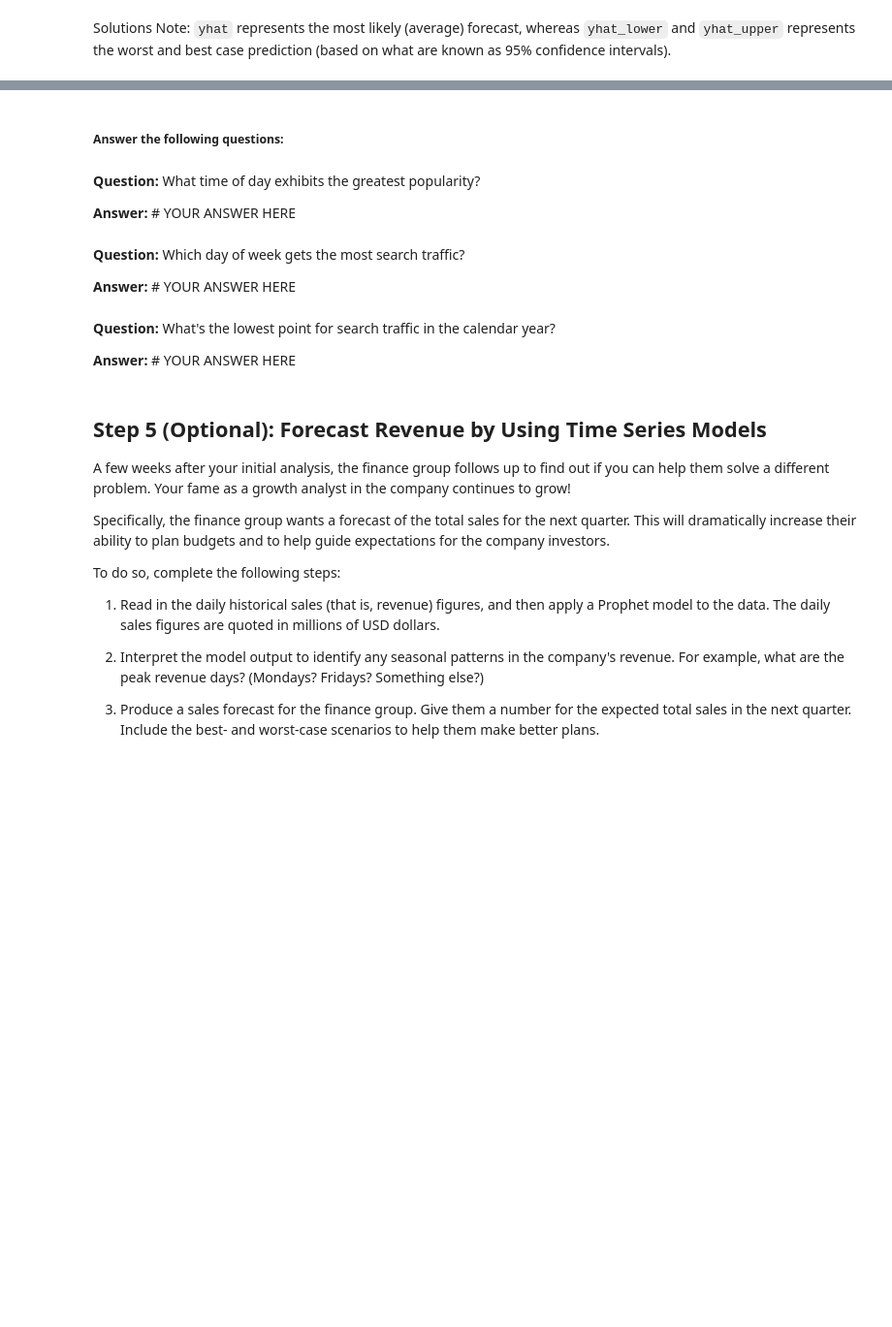
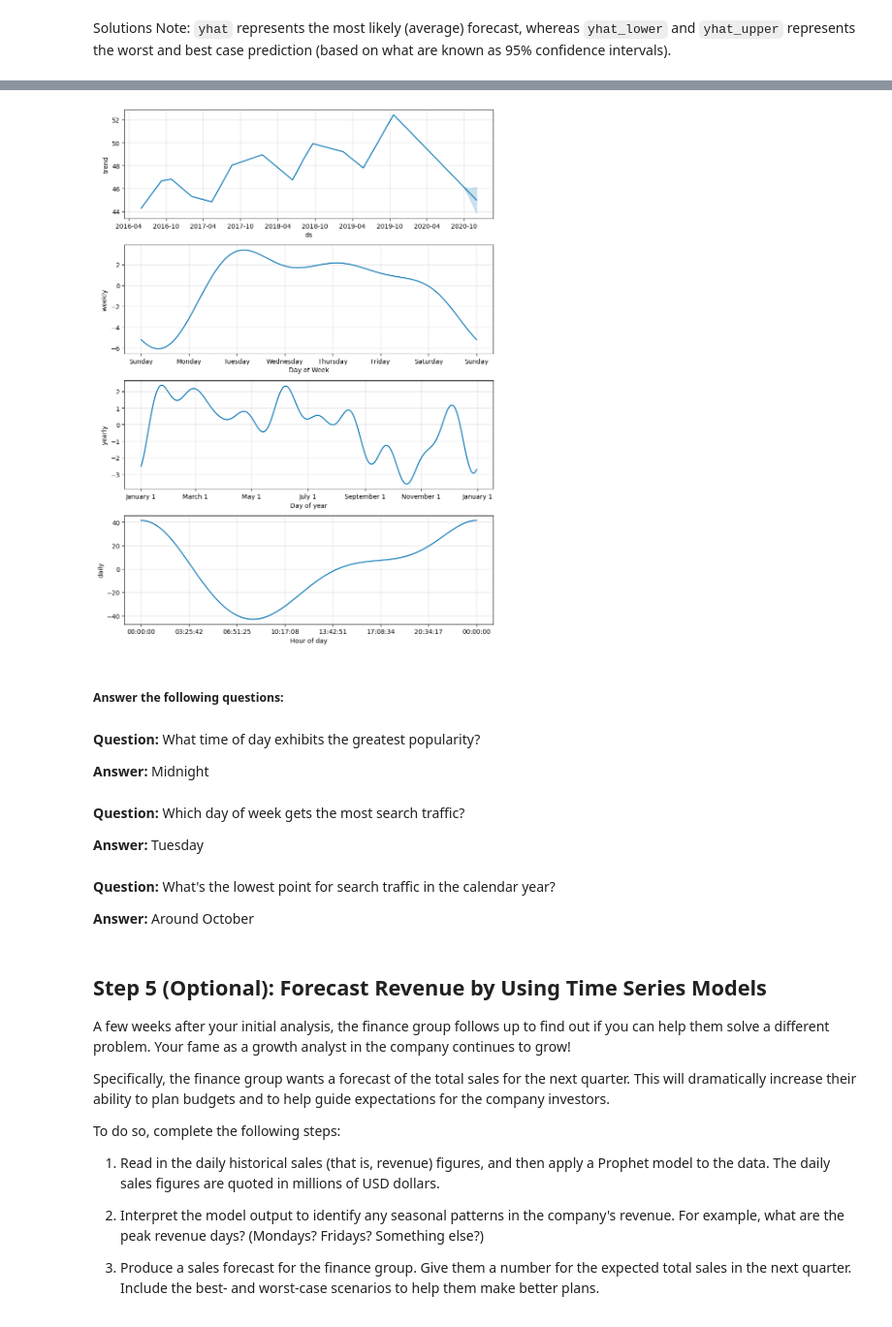
Before and after one commit to MatthewTsiglopoulos/Unit-11-HW, a Jupyter notebook: forecasting_net_prophet.ipynb, the cells around one changed output, grey strips where cells are left out. Shown at 97% size. Cells and saved outputs as stored; diff of their text form; code cells hidden in the pictures; blank space fills up the shorter version.

```diff
--- a/forecasting_net_prophet.ipynb
+++ b/forecasting_net_prophet.ipynb
@@ -438,7 +647,8 @@ forecast_mercado_trends = # YOUR CODE HERE
 * What's the lowest point for search traffic in the calendar year?
 # %%
 # Set the index in the forecast_mercado_trends DataFrame to the ds datetime column
-forecast_mercado_trends = # YOUR CODE HERE
+forecast_mercado_trends = forecast_mercado_trends.set_index(["ds"])
+
 
 # View the only the yhat,yhat_lower and yhat_upper columns from the DataFrame
-# YOUR CODE HERE
+forecast_mercado_trends[['yhat', 'yhat_lower', 'yhat_upper']]
@@ -454,24 +684,26 @@ hv.extension('bokeh')
 # %%
 # Reset the index in the forecast_mercado_trends DataFrame
-forecast_mercado_trends = # YOUR CODE HERE
+forecast_mercado_trends = forecast_mercado_trends.reset_index()
 
 # Use the plot_components function to visualize the forecast results
 # for the forecast_canada DataFrame
-figures_mercado_trends = # YOUR CODE HERE
+figures_mercado_trends = model_mercado_trends.plot_components(forecast_mercado_trends)
+# %% [output]
+[figure, added]
 # %% [markdown]
 ##### Answer the following questions:
 # %% [markdown]
 **Question:** What time of day exhibits the greatest popularity?
 
-**Answer:** # YOUR ANSWER HERE
+**Answer:** Midnight
 # %% [markdown]
 **Question:** Which day of week gets the most search traffic?
 
-**Answer:** # YOUR ANSWER HERE
+**Answer:** Tuesday
 # %% [markdown]
 **Question:** What's the lowest point for search traffic in the calendar year?
 
-**Answer:** # YOUR ANSWER HERE
+**Answer:** Around October
 # %% [markdown]
 ## Step 5 (Optional): Forecast Revenue by Using Time Series Models
 
```
Also changed, not shown: parts of 35 cells of this notebook.
